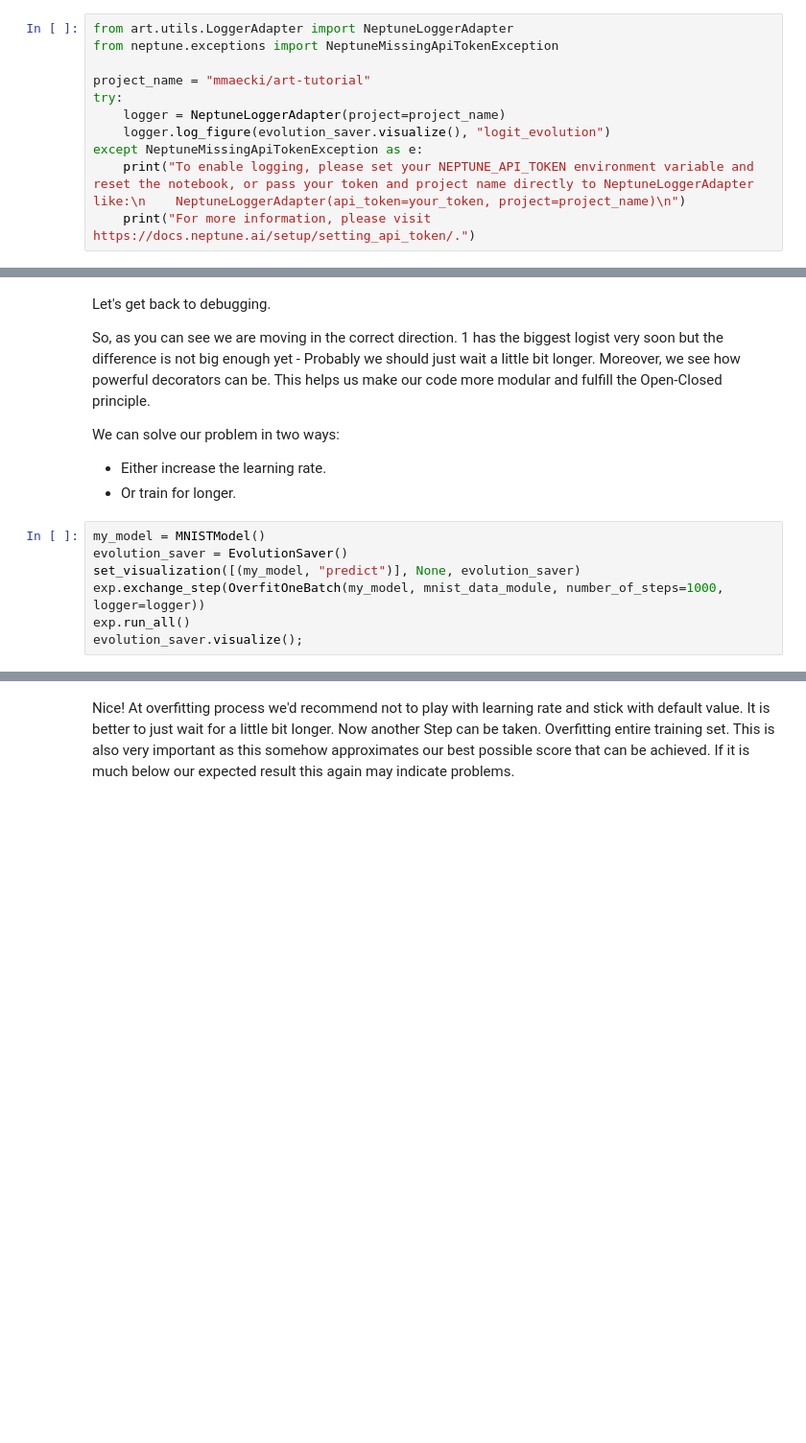
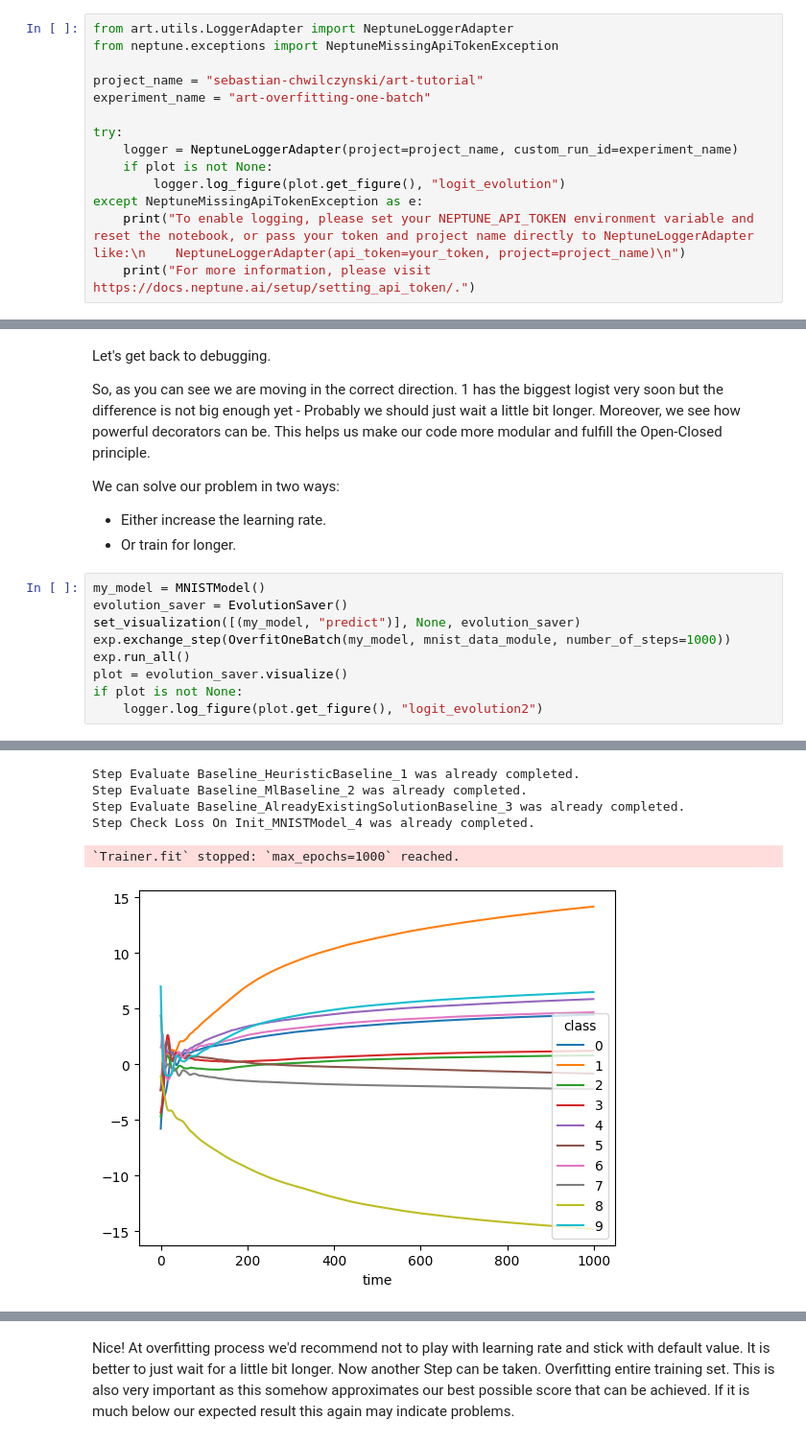
Before and after one commit to SebChw/ART-Templates, a Jupyter notebook: {{cookiecutter.project_slug}}/exp1/tutorial.ipynb, the cells around one changed output, grey strips where cells are left out. Shown: that part at 96% size. Cells and saved outputs as stored; diff of their text form; blank space fills up the shorter version.

```diff
--- a/{{cookiecutter.project_slug}}/exp1/tutorial.ipynb
+++ b/{{cookiecutter.project_slug}}/exp1/tutorial.ipynb
@@ -217,10 +380,13 @@ Create a Neptune project, paste your api_token and project name, and use the log
 from art.utils.LoggerAdapter import NeptuneLoggerAdapter
 from neptune.exceptions import NeptuneMissingApiTokenException
 
-project_name = "mmaecki/art-tutorial"
+project_name = "sebastian-chwilczynski/art-tutorial"
+experiment_name = "art-overfitting-one-batch"
+
 try:
-    logger = NeptuneLoggerAdapter(project=project_name)
-    logger.log_figure(evolution_saver.visualize(), "logit_evolution")
+    logger = NeptuneLoggerAdapter(project=project_name, custom_run_id=experiment_name)
+    if plot is not None:
+        logger.log_figure(plot.get_figure(), "logit_evolution")
 except NeptuneMissingApiTokenException as e:
     print("To enable logging, please set your NEPTUNE_API_TOKEN environment variable and reset the notebook, or pass your token and project name directly to NeptuneLoggerAdapter like:\n    NeptuneLoggerAdapter(api_token=your_token, project=project_name)\n")
     print("For more information, please visit https://docs.neptune.ai/setup/setting_api_token/.")
@@ -236,6 +404,9 @@ We can solve our problem in two ways:
 my_model = MNISTModel()
 evolution_saver = EvolutionSaver()
 set_visualization([(my_model, "predict")], None, evolution_saver)
-exp.exchange_step(OverfitOneBatch(my_model, mnist_data_module, number_of_steps=1000, logger=logger))
+exp.exchange_step(OverfitOneBatch(my_model, mnist_data_module, number_of_steps=1000))
 exp.run_all()
-evolution_saver.visualize();
+plot = evolution_saver.visualize()
+if plot is not None:
+    logger.log_figure(plot.get_figure(), "logit_evolution2")
+# %% [output]
@@ -241,0 +429,6 @@ evolution_saver.visualize();
+Step Evaluate Baseline_HeuristicBaseline_1 was already completed.
+Step Evaluate Baseline_MlBaseline_2 was already completed.
+Step Evaluate Baseline_AlreadyExistingSolutionBaseline_3 was already completed.
+Step Check Loss On Init_MNISTModel_4 was already completed.
+`Trainer.fit` stopped: `max_epochs=1000` reached.
+[figure, added]
```
Also changed, not shown: parts of 18 cells of this notebook.
